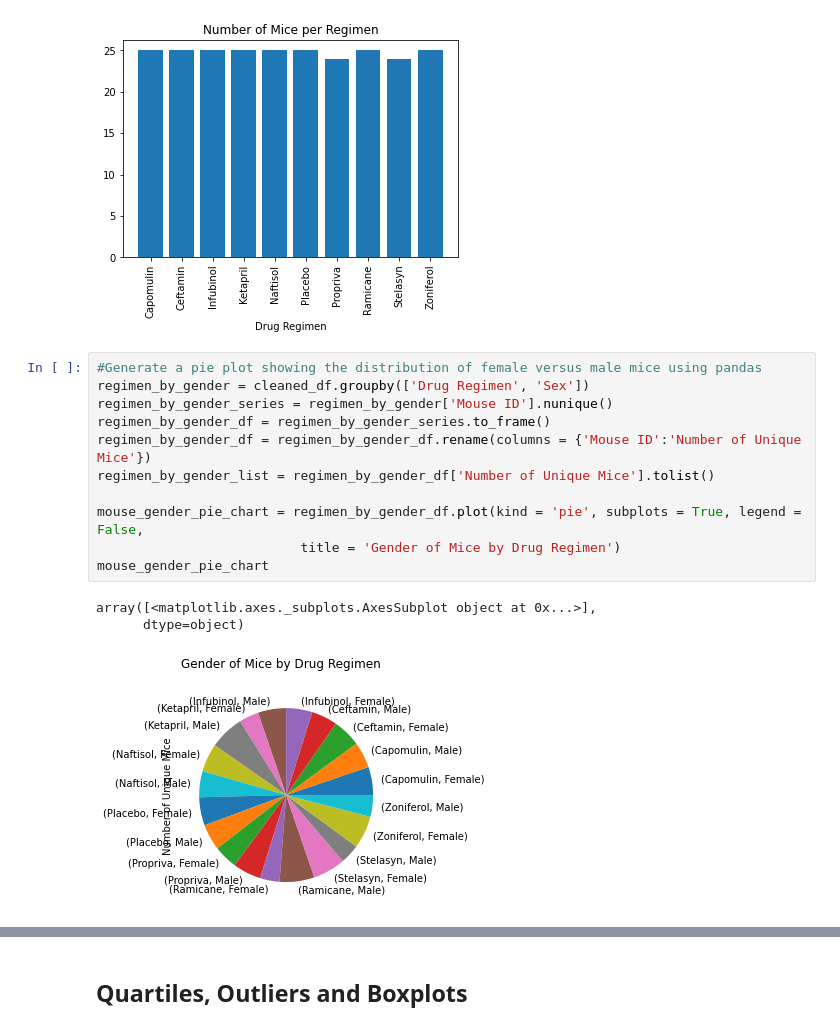
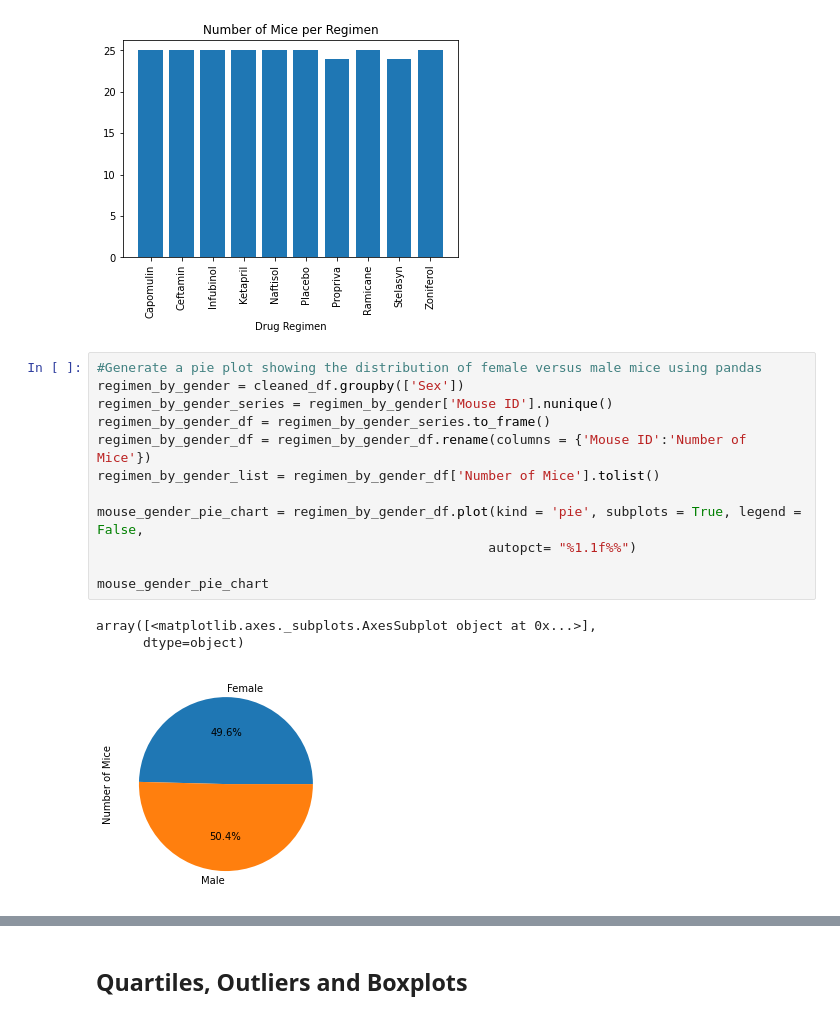
Before and after one commit to josh-acampado/matplotlib-challenge, a Jupyter notebook: pymaceuticals_starter.ipynb, the cells around one changed output, grey strips where cells are left out. Saved outputs shown, nothing was run; the diff lists cells and outputs as text.

Commit message:
Fixed the pie charts

```diff
--- a/pymaceuticals_starter.ipynb
+++ b/pymaceuticals_starter.ipynb
@@ -136,19 +137,20 @@ Text(0.5, 1.0, 'Number of Mice per Regimen')
 [figure]
 # %%
 #Generate a pie plot showing the distribution of female versus male mice using pandas
-regimen_by_gender = cleaned_df.groupby(['Drug Regimen', 'Sex'])
+regimen_by_gender = cleaned_df.groupby(['Sex'])
 regimen_by_gender_series = regimen_by_gender['Mouse ID'].nunique()
 regimen_by_gender_df = regimen_by_gender_series.to_frame()
-regimen_by_gender_df = regimen_by_gender_df.rename(columns = {'Mouse ID':'Number of Unique Mice'})
-regimen_by_gender_list = regimen_by_gender_df['Number of Unique Mice'].tolist()
+regimen_by_gender_df = regimen_by_gender_df.rename(columns = {'Mouse ID':'Number of Mice'})
+regimen_by_gender_list = regimen_by_gender_df['Number of Mice'].tolist()
 
 mouse_gender_pie_chart = regimen_by_gender_df.plot(kind = 'pie', subplots = True, legend = False,
-                          title = 'Gender of Mice by Drug Regimen')
+                                                  autopct= "%1.1f%%")
+
 mouse_gender_pie_chart
 # %% [output]
 array([<matplotlib.axes._subplots.AxesSubplot object at 0x...>],
       dtype=object)
-[figure, old version]
+[figure, new version]
 # %%
 # Generate identical pie plot using pyplot
 labels = regimen_by_gender_df.index
```
Also changed, not shown: parts of 2 cells of this notebook.
